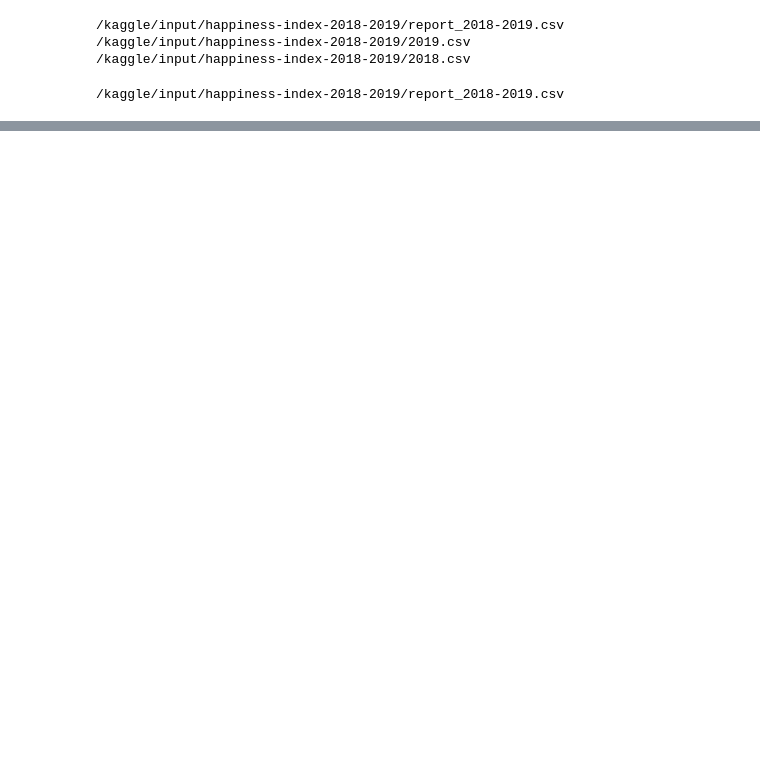
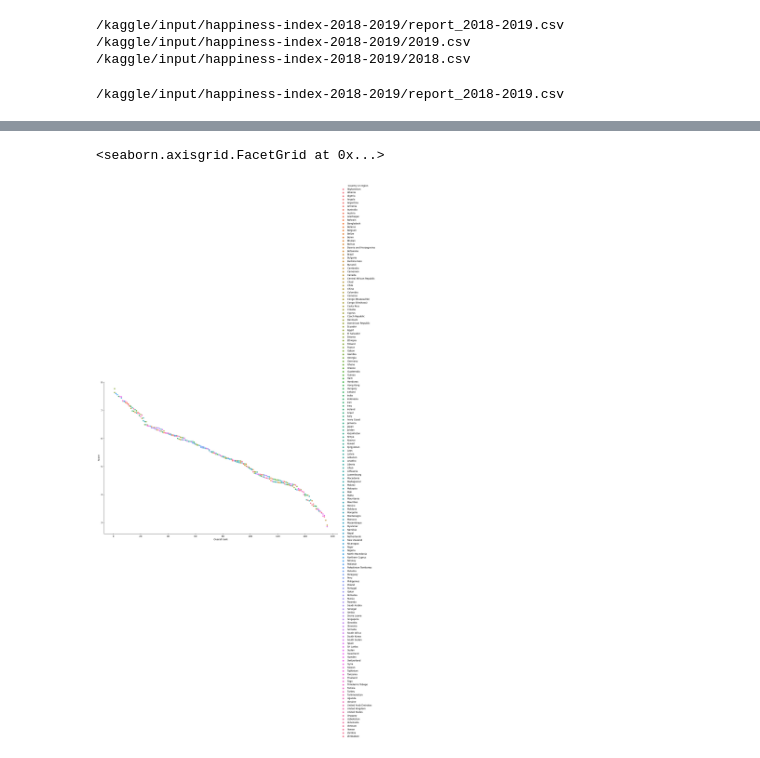
Before and after one commit to K25p2r3n0k/MiskiKuskilMillalgi, a Jupyter notebook: l6pu-too.ipynb, the cells around one changed output, grey strips where cells are left out. Drawn from its saved outputs; the diff is of its cells as text; code cells hidden in the pictures; blank space fills up the shorter version.

```diff
--- a/l6pu-too.ipynb
+++ b/l6pu-too.ipynb
@@ -91,0 +218,2 @@ AttributeError: module 'matplotlib.pyplot' has no attribute 'my_data'
+# %%
+my_data = my_data.drop_duplicates(['Year','Country or region'],keep='first')
@@ -91,0 +246,6 @@ AttributeError: module 'matplotlib.pyplot' has no attribute 'my_data'
+# %%
+import seaborn as sns
+sns.relplot(x = 'Overall rank', y = 'Score', hue = 'Country or region', data = my_data, height = 10, aspect = 1.5)
+# %% [output]
+<seaborn.axisgrid.FacetGrid at 0x...>
+[figure, added]
```
Also changed, not shown: parts of 17 cells of this notebook.
